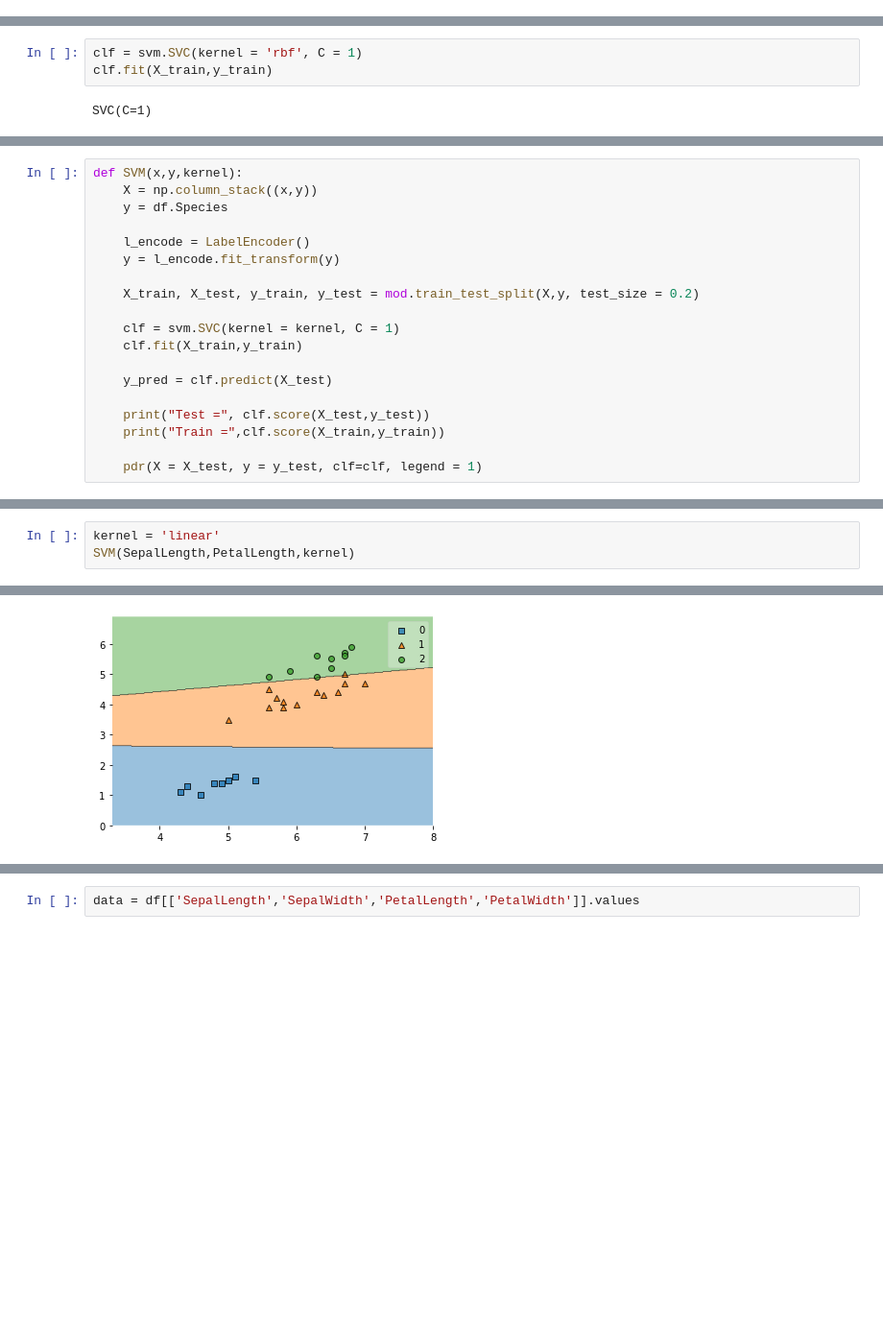
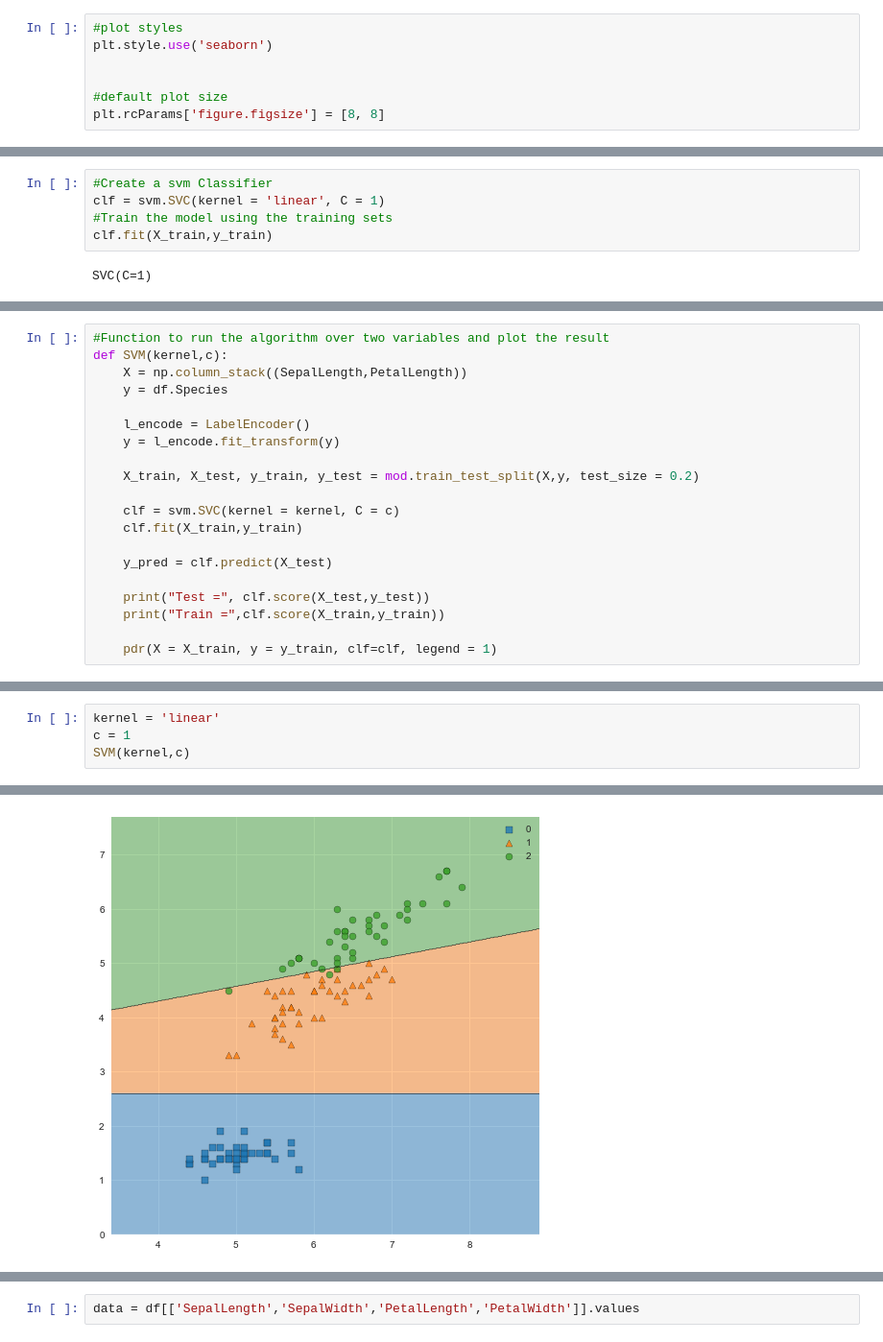
Before and after one commit to ShanePAustin/machine-learning-and-statistics, a Jupyter notebook: scikit-learn.ipynb, the cells around one changed output, grey strips where cells are left out. Shown at 96% size. Saved outputs shown, nothing was run; the diff lists cells and outputs as text; blank space fills up the shorter version.

```diff
--- a/scikit-learn.ipynb
+++ b/scikit-learn.ipynb
@@ -237,0 +133,7 @@ LogisticRegression()
+# %%
+#plot styles
+plt.style.use('seaborn')
+
+
+#default plot size
+plt.rcParams['figure.figsize'] = [8, 8]
@@ -307,6 +511,8 @@ array([0, 0, 0, 0, 0, 0, 0, 0, 0, 0, 0, 0, 0, 0, 0, 0, 0, 0, 0, 0, 0, 0,
 X_train, X_test, y_train, y_test = mod.train_test_split(X,y, test_size = 0.2)
 # %%
-clf = svm.SVC(kernel = 'rbf', C = 1)
+#Create a svm Classifier
+clf = svm.SVC(kernel = 'linear', C = 1)
+#Train the model using the training sets
 clf.fit(X_train,y_train)
 # %% [output]
 SVC(C=1)
@@ -333,6 +563,7 @@ sns.heatmap(cm, annot=True)
 # %%
-def SVM(x,y,kernel):
-    X = np.column_stack((x,y))
+#Function to run the algorithm over two variables and plot the result
+def SVM(kernel,c):
+    X = np.column_stack((SepalLength,PetalLength))
     y = df.Species
 
     l_encode = LabelEncoder()
@@ -340,7 +571,7 @@ def SVM(x,y,kernel):
 
     X_train, X_test, y_train, y_test = mod.train_test_split(X,y, test_size = 0.2)
 
-    clf = svm.SVC(kernel = kernel, C = 1)
+    clf = svm.SVC(kernel = kernel, C = c)
     clf.fit(X_train,y_train)
 
     y_pred = clf.predict(X_test)
@@ -348,4 +579,4 @@ def SVM(x,y,kernel):
     print("Test =", clf.score(X_test,y_test))
     print("Train =",clf.score(X_train,y_train))
 
-    pdr(X = X_test, y = y_test, clf=clf, legend = 1)
+    pdr(X = X_train, y = y_train, clf=clf, legend = 1)
@@ -354,4 +595,5 @@ def SVM(x,y,kernel):
 # %%
 kernel = 'linear'
-SVM(SepalLength,PetalLength,kernel)
+c = 1
+SVM(kernel,c)
 # %% [output]
@@ -360,2 +602,2 @@ Train = 0.95
-[figure, old version]
+[figure, new version]
 # %% [markdown]
```
Also changed, not shown: parts of 146 cells of this notebook.
